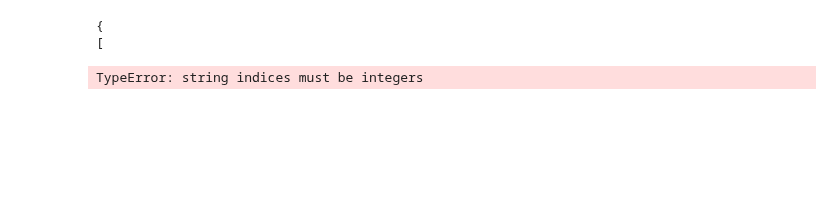
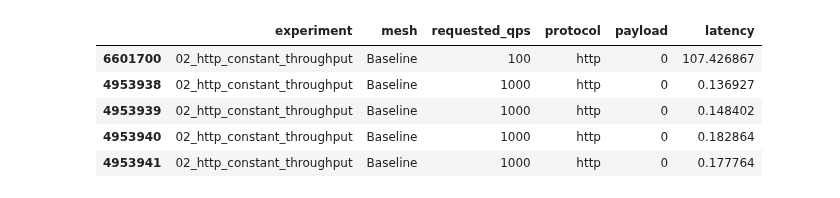
Before and after one commit to RichardBieringa/mesh-bench, a Jupyter notebook: viz/exploration.ipynb, the cells around one changed output. Drawn from its saved outputs; the diff is of its cells as text; code cells hidden in the pictures; blank space fills up the shorter version.

```diff
--- a/viz/exploration.ipynb
+++ b/viz/exploration.ipynb
@@ -56,6 +34,36 @@ def sample_hist(hist_data):
-# %%
-df["histogram"].apply(sample_hist)
-# %% [output]
-{
-[
-TypeError: string indices must be integers
+# %%
+
+"""Load cleaned/aggregated data sets
+
+resource_df -> CPU/Mem utilization for experiments
+fortio_df -> Load test results from fortio
+"""
+
+resource_df = pd.read_feather(data_dir / "resource_results.feather")
+fortio_df = pd.read_feather(data_dir / "fortio_results.feather")
+# %%
+"""
+Prepares the experiment data
+
+"""
+
+
+exp = fortio_df[fortio_df["experiment"] == exp_name]
+exp = exp.drop("actual_qps", 1)
+exp = exp.explode("latency")
+exp = exp.reset_index(drop=True)
+exp = exp.astype({
+    "latency": np.float64
+})
+
+exp = exp.sort_values("mesh", ascending=True)
+
+
+exp.head()
+# %% [output]
+|  | experiment | mesh | requested_qps | protocol | payload | latency |
+| 6601700 | 02_http_constant_throughput | Baseline | 100 | http | 0 | 107.426867 |
+| 4953938 | 02_http_constant_throughput | Baseline | 1000 | http | 0 | 0.136927 |
+| 4953939 | 02_http_constant_throughput | Baseline | 1000 | http | 0 | 0.148402 |
+| 4953940 | 02_http_constant_throughput | Baseline | 1000 | http | 0 | 0.182864 |
+| 4953941 | 02_http_constant_throughput | Baseline | 1000 | http | 0 | 0.177764 |
```
Also changed, not shown: parts of 11 cells of this notebook, 4 other files.
